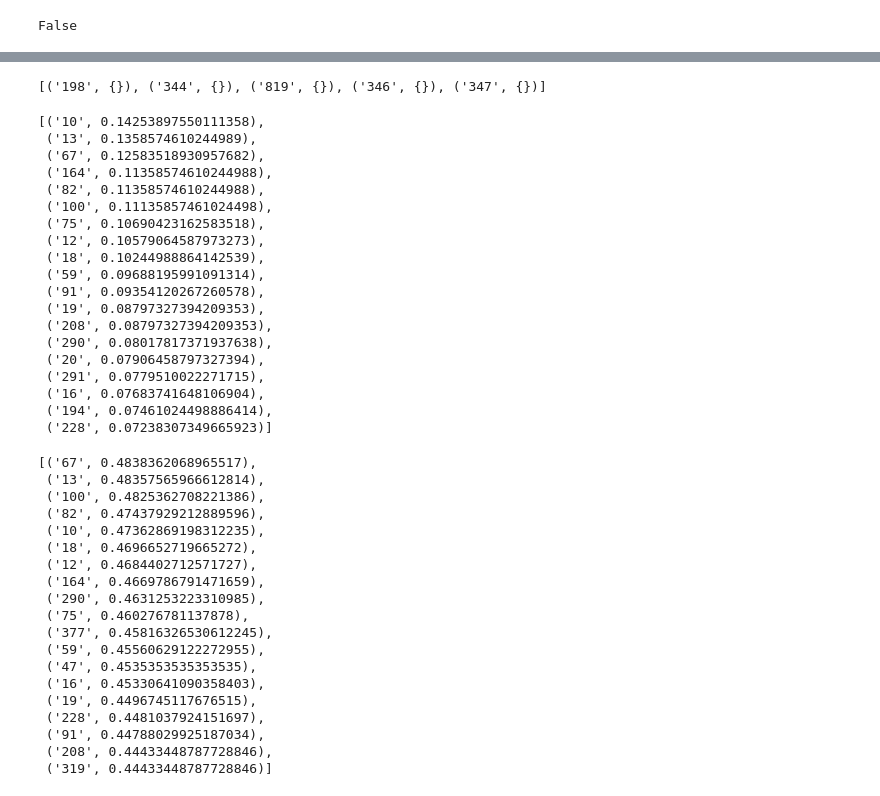
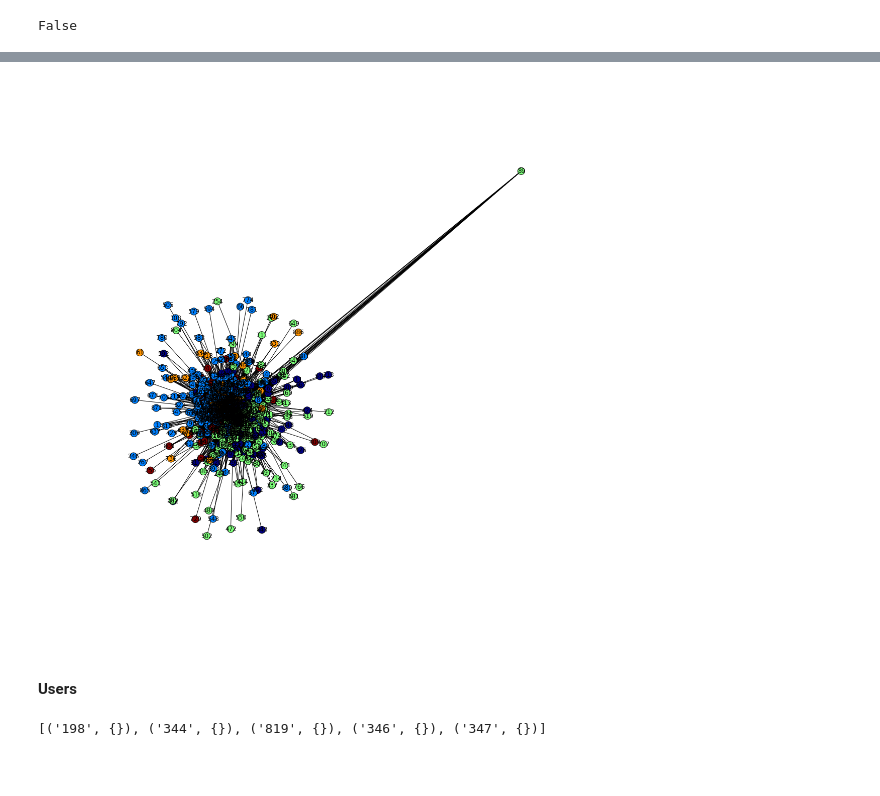
Before and after one commit to Galanopoulog/DATA620-Project-2, a Jupyter notebook: Project 2 with Island Method.ipynb, the cells around one changed output, grey strips where cells are left out. Saved outputs shown, nothing was run; the diff lists cells and outputs as text; code cells hidden in the pictures; blank space fills up the shorter version.

```diff
--- a/Project 2 with Island Method.ipynb
+++ b/Project 2 with Island Method.ipynb
@@ -179,3 +219,8 @@ fb_components = net.connected_component_subgraphs(user_ud)
 net.is_directed(user_ud)
 # %% [output]
 False
+# %%
+# Is the topics graph directed?
+topic_ud = topicnet_trim.to_undirected()
+fb_components = net.connected_component_subgraphs(topic_ud)
+net.is_directed(topic_ud)
@@ -193,3 +240,16 @@ net.draw(user_ud, pos, cmap=plt.get_cmap('jet'), node_color = values, node_size=
+# %%
+#Find Communities for topics
+part1 = community.best_partition(topic_ud)
+mod1 = community.modularity(part1, topic_ud)
+# %%
+values = [part1.get(node) for node in topic_ud.nodes()]
+plt.figure(figsize=(15,15))
+pos = net.drawing.spring_layout(topic_ud)
+net.draw(topic_ud, pos, cmap=plt.get_cmap('jet'), node_color = values, node_size=200, with_labels=True)
+# %% [output]
+[figure, added]
+# %% [markdown]
+#### Users
 # %%
 # Examine node data to determine top user centralities
 print user_ud.nodes(data=True)[0:5]
@@ -198,55 +262,12 @@ print user_ud.nodes(data=True)[0:5]
 # %%
 user_ud = fb_g
-
 # Degree Centrality
 dcent = net.degree_centrality(user_ud)
 dcent_s = sorted_map(dcent)
-dcent_s[0:19]
-# %% [output]
-[('10', 0.14253897550111358),
- ('13', 0.1358574610244989),
- ('67', 0.12583518930957682),
- ('164', 0.11358574610244988),
- ('82', 0.11358574610244988),
- ('100', 0.11135857461024498),
- ('75', 0.10690423162583518),
- ('12', 0.10579064587973273),
- ('18', 0.10244988864142539),
- ('59', 0.09688195991091314),
- ('91', 0.09354120267260578),
- ('19', 0.08797327394209353),
- ('208', 0.08797327394209353),
- ('290', 0.08017817371937638),
- ('20', 0.07906458797327394),
- ('291', 0.0779510022271715),
- ('16', 0.07683741648106904),
- ('194', 0.07461024498886414),
- ('228', 0.07238307349665923)]
 # %%
 # Closeness Centrality
 ccent = net.closeness_centrality(user_ud)
 ccent_s = sorted_map(ccent)
-ccent_s[0:19]
-# %% [output]
-[('67', 0.4838362068965517),
- ('13', 0.48357565966612814),
- ('100', 0.4825362708221386),
- ('82', 0.47437929212889596),
- ('10', 0.47362869198312235),
- ('18', 0.4696652719665272),
- ('12', 0.4684402712571727),
- ('164', 0.4669786791471659),
- ('290', 0.4631253223310985),
- ('75', 0.460276781137878),
- ('377', 0.45816326530612245),
- ('59', 0.45560629122272955),
- ('47', 0.4535353535353535),
- ('16', 0.45330641090358403),
- ('19', 0.4496745117676515),
- ('228', 0.4481037924151697),
- ('91', 0.44788029925187034),
- ('208', 0.44433448787728846),
- ('319', 0.44433448787728846)]
 # %%
 # Betweenness Centrality
 bcent = net.betweenness_centrality(user_ud)
```
Also changed, not shown: parts of 35 cells of this notebook.
